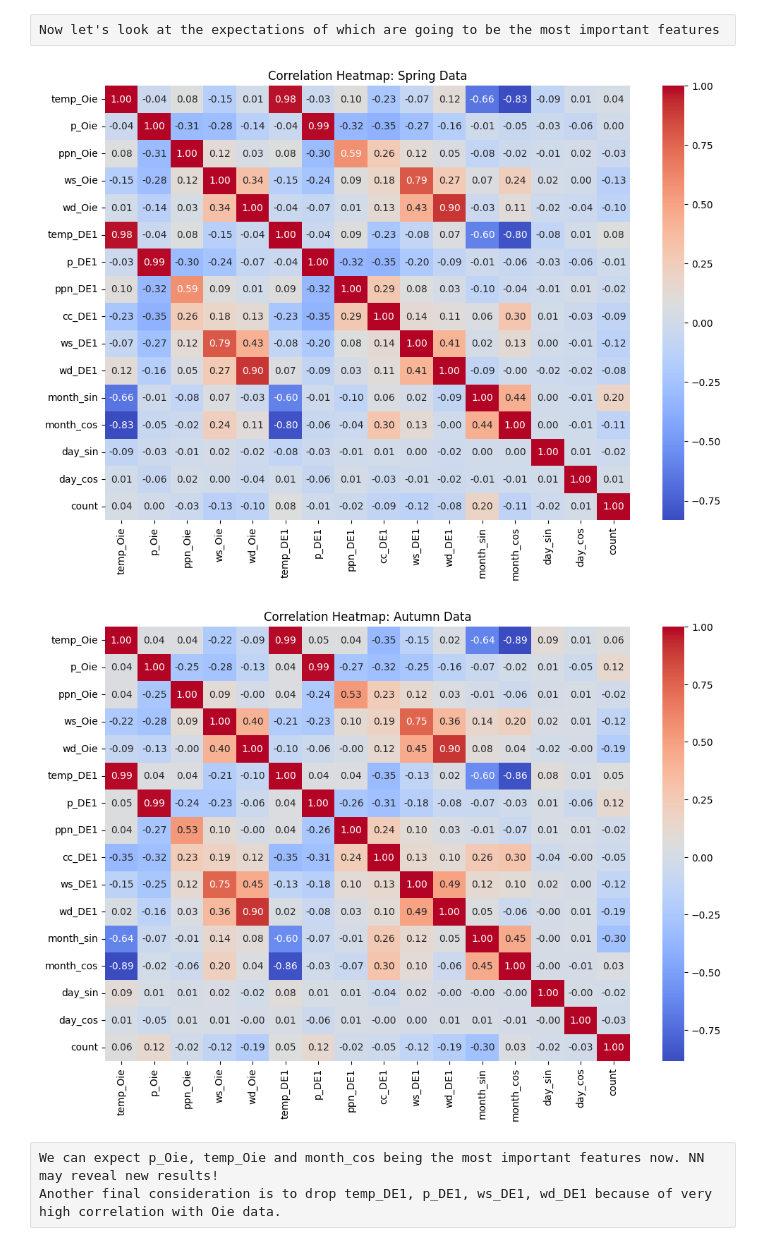
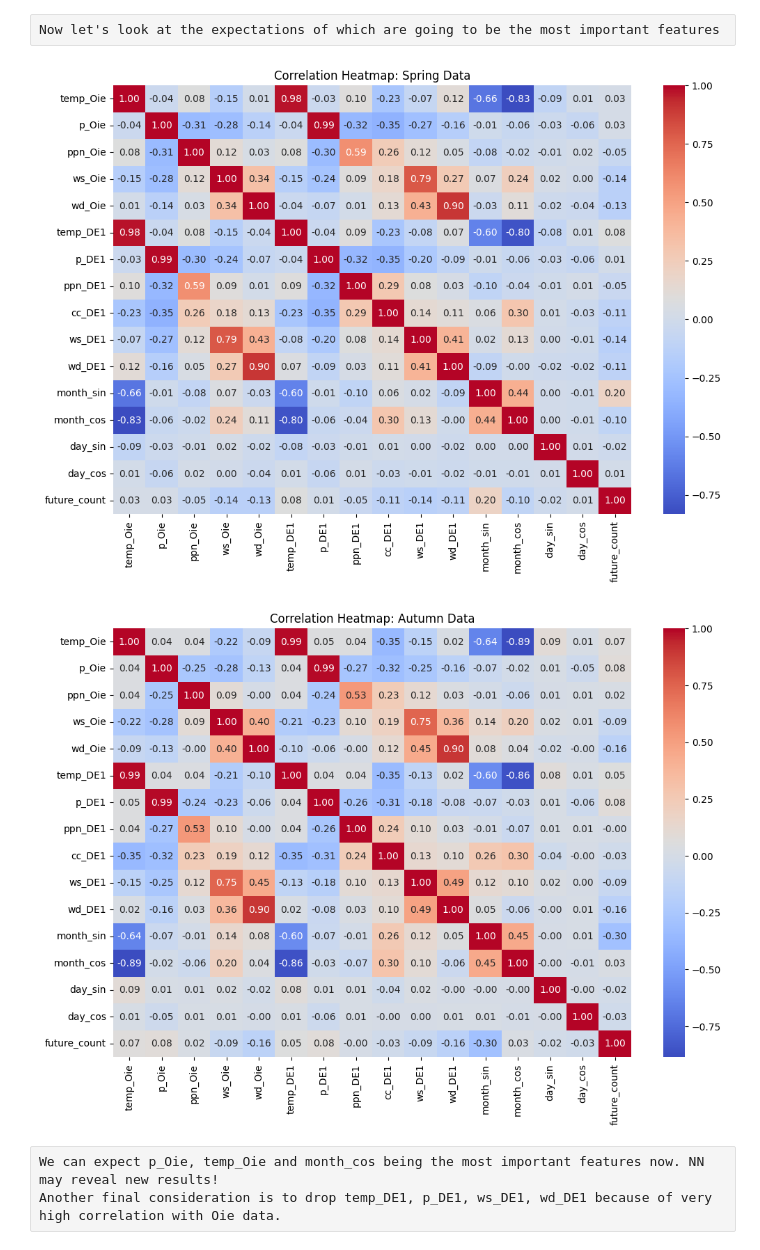
Before and after one commit to lollo004/bird_migration_NN, a Jupyter notebook: main.ipynb, the cells around one changed output. Drawn from its saved outputs; the diff is of its cells as text; code cells hidden in the pictures.

```diff
--- a/main.ipynb
+++ b/main.ipynb
@@ -51,0 +55,15 @@ Dataset Head:
+# %%
+# Let's check out birds behaveour
+data['timestamp'] = pd.to_datetime(data['timestamp'])
+
+# Plot a time series
+plt.figure(figsize=(10, 6))
+plt.plot(data['timestamp'], data['count'], linestyle='-', linewidth=2, label='Bird Count')
+plt.title('Bird Count Over Time', fontsize=16)
+plt.xlabel('Date', fontsize=12)
+plt.ylabel('Bird Count', fontsize=12)
+plt.grid(alpha=0.3)
+plt.legend(fontsize=12)
+plt.xticks(rotation=45)
+plt.tight_layout()
+plt.show()
@@ -121,7 +143,7 @@ columns_to_keep = [
     "temp_SE1", "p_SE1", "ppn_SE1",           "ws_SE1", "wd_SE1",
     "temp_LV",  "p_LV",  "ppn_LV",            "ws_LV",  "wd_LV",
     "year", "spring", "month_sin", "month_cos", "day_sin", "day_cos",
-    "day_of_year_sin", "day_of_year_cos", "ringing_season", "count"
+    "day_of_year_sin", "day_of_year_cos", "ringing_season", "future_count"
 ]
 
 # Filter the dataset
@@ -172,7 +194,7 @@ columns_to_keep = [
     "temp_Oie", "p_Oie", "ppn_Oie",           "ws_Oie", "wd_Oie",
     "temp_DE1", "p_DE1", "ppn_DE1", "cc_DE1", "ws_DE1", "wd_DE1",
     "year", "spring", "month_sin", "month_cos", "day_sin", "day_cos",
-    "day_of_year_sin", "day_of_year_cos", "ringing_season", "count"
+    "day_of_year_sin", "day_of_year_cos", "ringing_season", "future_count"
 ]
 
 # Filter the dataset
@@ -191,7 +213,7 @@ columns_to_keep = [
     "temp_Oie", "p_Oie", "ppn_Oie",           "ws_Oie", "wd_Oie",
     "temp_DE1", "p_DE1", "ppn_DE1", "cc_DE1", "ws_DE1", "wd_DE1",
     "spring", "month_sin", "month_cos", "day_sin", "day_cos",
-    "count"
+    "future_count"
 ]
 
 # Filter the dataset
@@ -201,26 +223,26 @@ Now let's look at the expectations of which are going to be the most important f
 # %%
 predictors = ['temp_Oie', 'p_Oie', 'ppn_Oie', 'ws_Oie', 'wd_Oie',
               "temp_DE1", "p_DE1", "ppn_DE1", "cc_DE1", "ws_DE1", "wd_DE1",
               'month_sin', 'month_cos', 'day_sin', 'day_cos']
-target = 'count'
+target = 'future_count'
 
 # Spring and Autumn Filtering
 spring_data = data[data['spring'] == 1].apply(pd.to_numeric, errors='coerce')
 autumn_data = data[data['spring'] == 0].apply(pd.to_numeric, errors='coerce')
 
 # Function to plot correlation heatmap
 def plot_correlation_heatmap(data, title):
     plt.figure(figsize=(12, 8))
     correlation_matrix = data.corr()
     sns.heatmap(correlation_matrix, annot=True, fmt=".2f", cmap="coolwarm", cbar=True)
     plt.title(title)
     plt.show()
 
 plot_correlation_heatmap(spring_data[predictors + [target]], "Correlation Heatmap: Spring Data")
 plot_correlation_heatmap(autumn_data[predictors + [target]], "Correlation Heatmap: Autumn Data")
 # %% [output]
-[figure, old version]
+[figure, new version]
-[figure, old version]
+[figure, new version]
 # %% [raw]
 We can expect p_Oie, temp_Oie and month_cos being the most important features now. NN may reveal new results!
 Another final consideration is to drop temp_DE1, p_DE1, ws_DE1, wd_DE1 because of very high correlation with Oie data.
```
Also changed, not shown: parts of 51 cells of this notebook, 1 other file.
